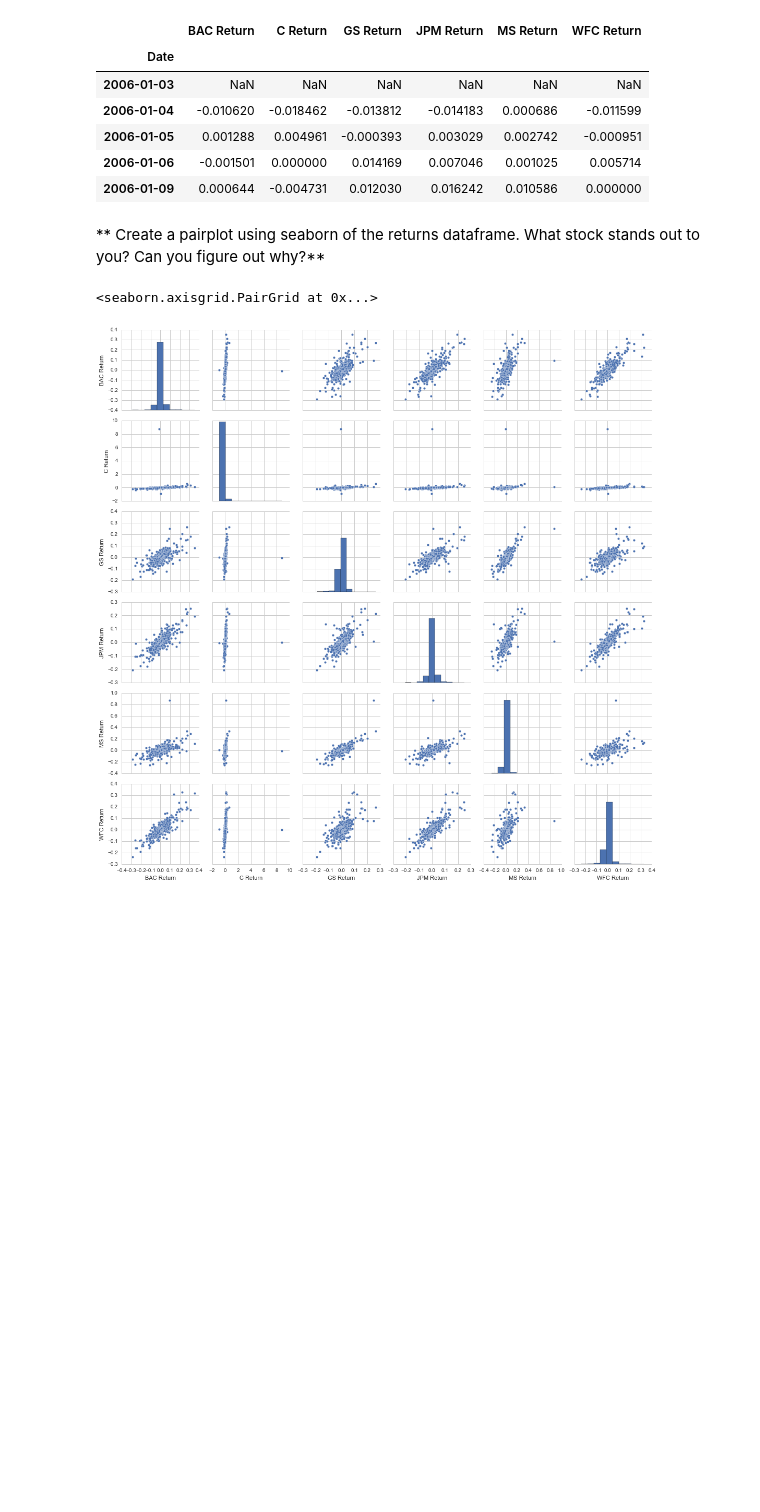
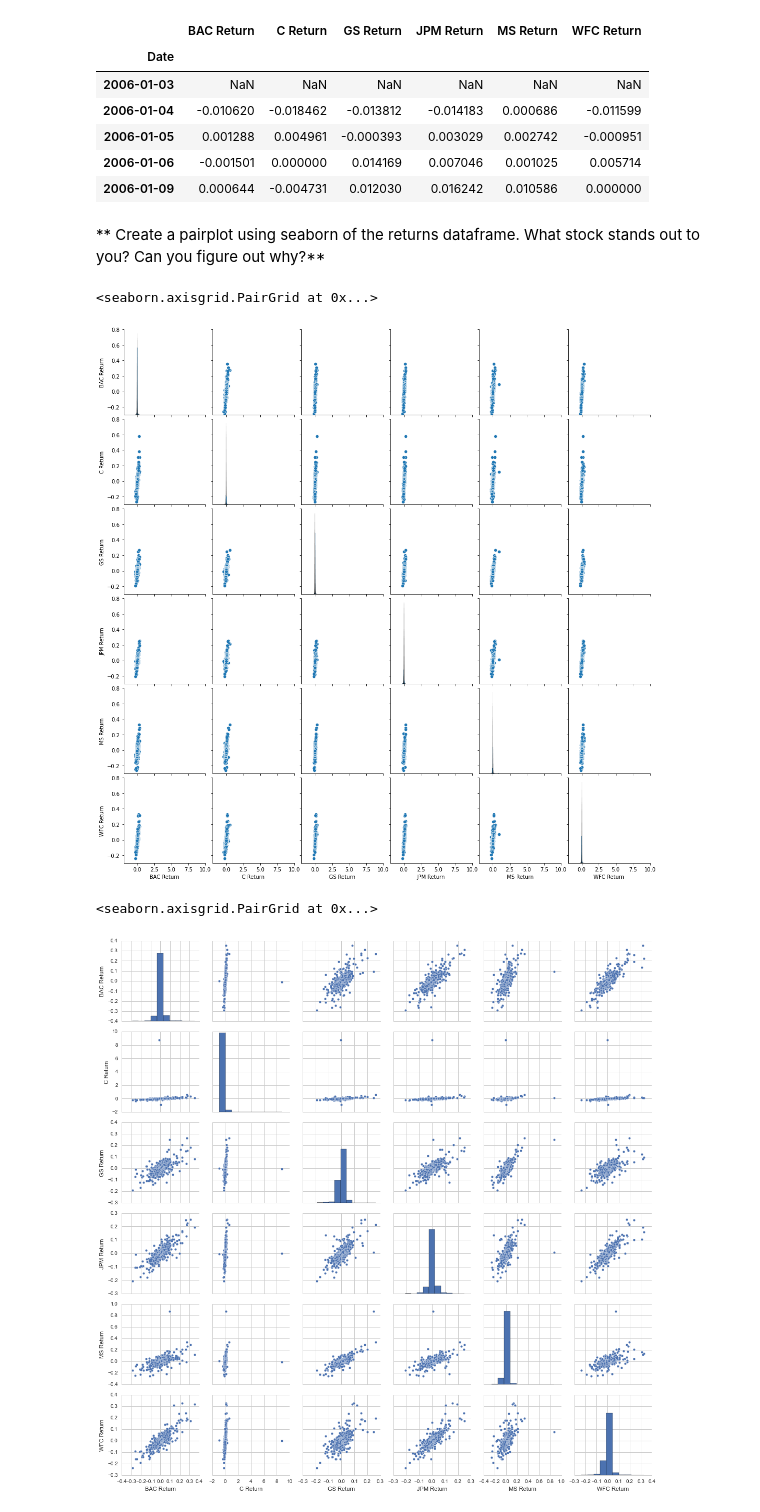
Before and after one commit to dskibinski-7/ml, a Jupyter notebook: 03-Finance Project.ipynb, the cells around one changed output. Cells and saved outputs as stored; diff of their text form; code cells hidden in the pictures; blank space fills up the shorter version.

```diff
--- a/03-Finance Project.ipynb
+++ b/03-Finance Project.ipynb
@@ -228,3 +221,5 @@ pd.DataFrame(close_list, index=tickers, columns = ['Close Prize'])
 ** Create a new empty DataFrame called returns. This dataframe will contain the returns for each bank's stock. returns are typically defined by:**
 
 $$r_t = \frac{p_t - p_{t-1}}{p_{t-1}} = \frac{p_t}{p_{t-1}} - 1$$
+# %%
+returns = pd.DataFrame()
@@ -231,2 +230,9 @@ $$r_t = \frac{p_t - p_{t-1}}{p_{t-1}} = \frac{p_t}{p_{t-1}} - 1$$
 # %% [markdown]
 ** We can use pandas pct_change() method on the Close column to create a column representing this return value. Create a for loop that goes and for each Bank Stock Ticker creates this returns column and set's it as a column in the returns DataFrame.**
+# %%
+#returns_list = []
+for ticker in tickers:
+    return_for_curr_ticker = bank_stocks[ticker]['Close'].pct_change()
+    label = ticker + ' Return'
+    returns[label] = return_for_curr_ticker
+returns
@@ -241,6 +267,13 @@ $$r_t = \frac{p_t - p_{t-1}}{p_{t-1}} = \frac{p_t}{p_{t-1}} - 1$$
 | 2006-01-09 | 0.000644 | -0.004731 | 0.012030 | 0.016242 | 0.010586 | 0.000000 |
 # %% [markdown]
 ** Create a pairplot using seaborn of the returns dataframe. What stock stands out to you? Can you figure out why?**
+# %%
+import seaborn as sns
+sns.pairplot(returns).set(xlim=(-2,10), ylim = (-0.3,0.8))
+#pairplot.set(xlim=(-0.3,0.5), ylim = (-0.3,0.8))
+# %% [output]
+<seaborn.axisgrid.PairGrid at 0x...>
+[figure, added]
 # %%
 # %% [output]
 <seaborn.axisgrid.PairGrid at 0x...>
```
Also changed, not shown: parts of 17 cells of this notebook.
